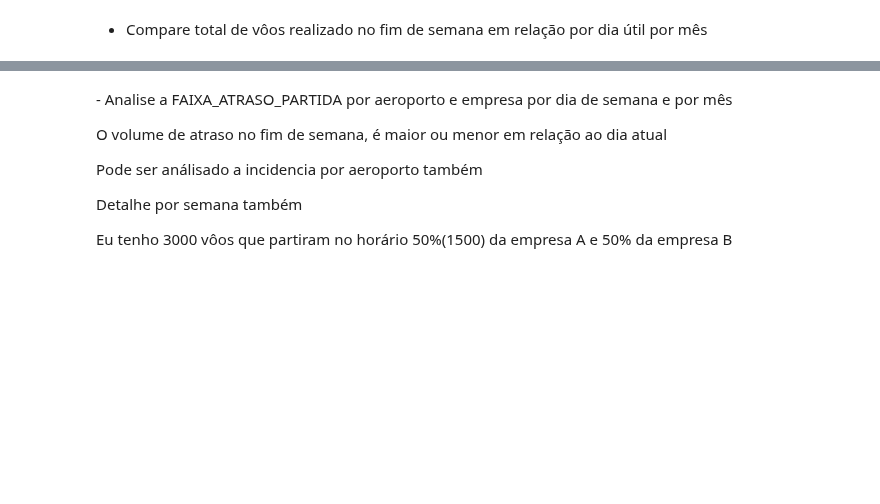
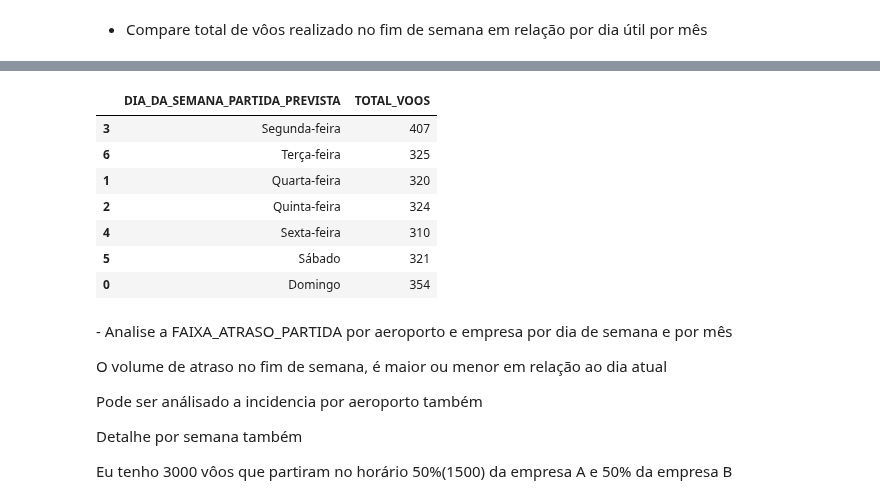
Before and after one commit to rodrigorocha1/dashboard_dados_voos_python, a Jupyter notebook: notebooks/visualizacoes.ipynb, the cells around one changed output, grey strips where cells are left out. Cells and saved outputs as stored; diff of their text form; code cells hidden in the pictures; blank space fills up the shorter version.

```diff
--- a/notebooks/visualizacoes.ipynb
+++ b/notebooks/visualizacoes.ipynb
@@ -866,2 +848,19 @@ teste_completo
 # %% [markdown]
 - Compare total de vôos realizado no fim de semana em relação por dia útil por mês
+# %%
+colunas = [
+    'SITUACAO_VOO',
+    'MES_PARTIDA_PREVISTA',
+    'NOME_MES_PARTIDA_PREVISTA',
+    'SIGLA_ICAO_AEROPORTO_ORIGEM',
+    'NOME_AEROPORTO_ORIGEM',
+    'SIGLA_ICAO_EMPRESA_AEREA',
+    'NOME_EMPRESA',
+    'INDICE_SEMANA_PARTIDA_PREVISTA',
+    'DIA_DA_SEMANA_PARTIDA_PREVISTA'
+
+
+]
+teste = pd.read_parquet('../data/processed/df_final.parquet', columns=colunas)
+# %%
+teste = teste.query('SIGLA_ICAO_EMPRESA_AEREA == "AZU" and SIGLA_ICAO_AEROPORTO_ORIGEM == "SBRP" ')
@@ -867,0 +886,19 @@ teste_completo
+# %%
+teste['DIA_DA_SEMANA_PARTIDA_PREVISTA'] = teste['DIA_DA_SEMANA_PARTIDA_PREVISTA'].astype('string')
+# %%
+teste_gb = teste.groupby(['DIA_DA_SEMANA_PARTIDA_PREVISTA', 'INDICE_SEMANA_PARTIDA_PREVISTA']).agg(
+    TOTAL_VOOS=('DIA_DA_SEMANA_PARTIDA_PREVISTA', 'count')
+).reset_index()
+teste_gb = teste_gb.sort_values(by=['INDICE_SEMANA_PARTIDA_PREVISTA'])
+teste_gb = teste_gb[['DIA_DA_SEMANA_PARTIDA_PREVISTA', 'TOTAL_VOOS']]
+# %%
+teste_gb
+# %% [output]
+|  | DIA_DA_SEMANA_PARTIDA_PREVISTA | TOTAL_VOOS |
+| 3 | Segunda-feira | 407 |
+| 6 | Terça-feira | 325 |
+| 1 | Quarta-feira | 320 |
+| 2 | Quinta-feira | 324 |
+| 4 | Sexta-feira | 310 |
+| 5 | Sábado | 321 |
+| 0 | Domingo | 354 |
```
Also changed, not shown: parts of 4 cells of this notebook.
